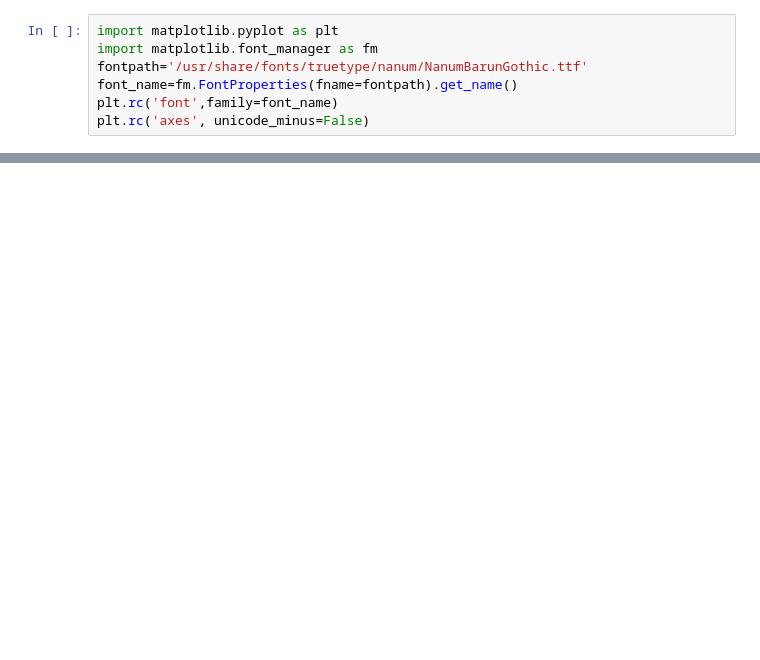
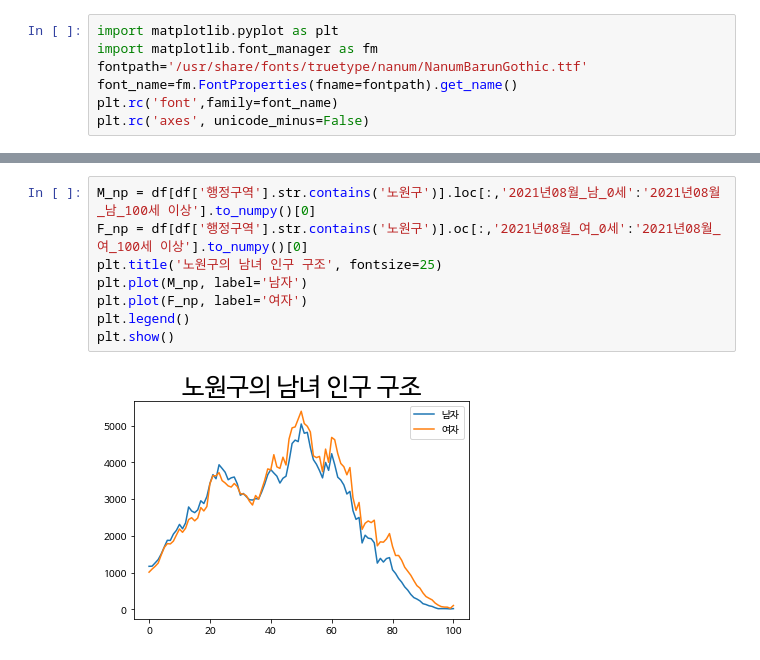
Before and after one commit to urous3814/Sorabol-SharingCamp, a Jupyter notebook: 09/13/Colab_3day.ipynb, the cells around one changed output, grey strips where cells are left out. Cells and saved outputs as stored; diff of their text form; blank space fills up the shorter version.

```diff
--- a/09/13/Colab_3day.ipynb
+++ b/09/13/Colab_3day.ipynb
@@ -73,0 +109,10 @@ df[df['행정구역'].str.contains('노원구')]
+# %%
+M_np = df[df['행정구역'].str.contains('노원구')].loc[:,'2021년08월_남_0세':'2021년08월_남_100세 이상'].to_numpy()[0]
+F_np = df[df['행정구역'].str.contains('노원구')].oc[:,'2021년08월_여_0세':'2021년08월_여_100세 이상'].to_numpy()[0]
+plt.title('노원구의 남녀 인구 구조', fontsize=25)
+plt.plot(M_np, label='남자')
+plt.plot(F_np, label='여자')
+plt.legend()
+plt.show()
+# %% [output]
+[figure, added]
```
Also changed, not shown: parts of 15 cells of this notebook.
